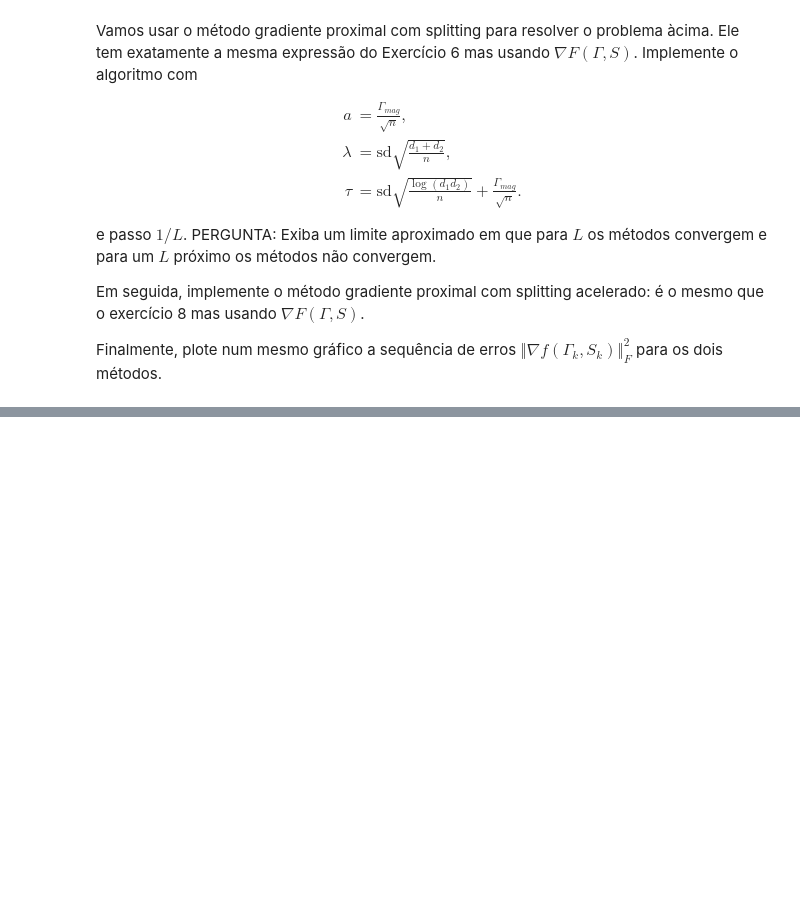
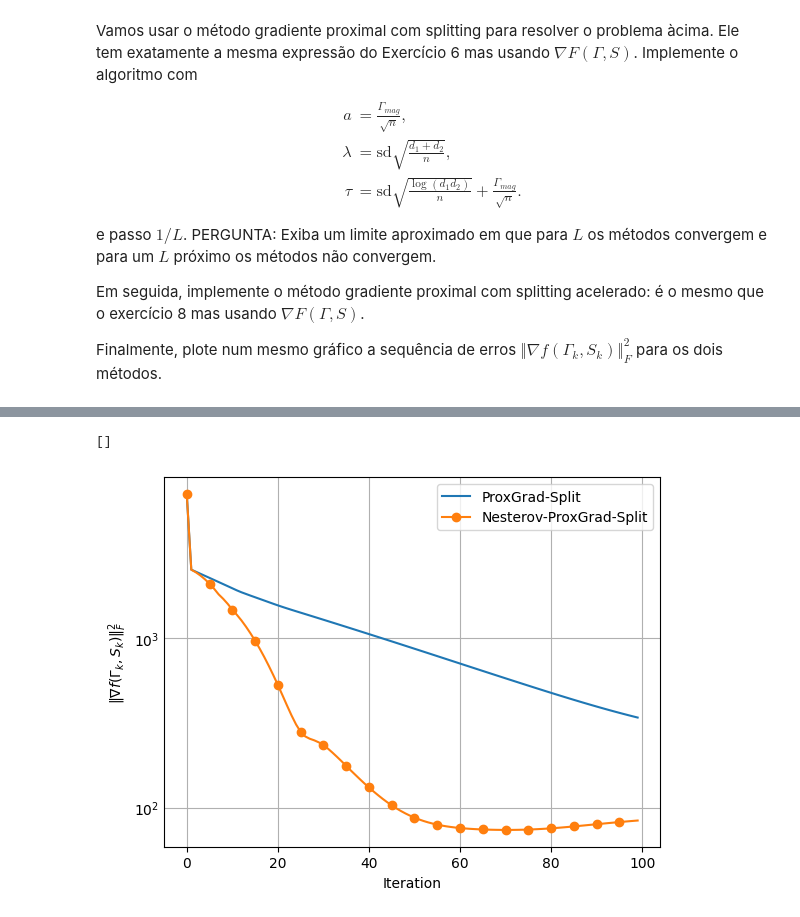
Before and after one commit to PedroPHC25/Otimizacao_Projetos, a Jupyter notebook: additive_matrix_decomposition.ipynb, the cells around one changed output, grey strips where cells are left out. Saved outputs shown, nothing was run; the diff lists cells and outputs as text; code cells hidden in the pictures; blank space fills up the shorter version.

```diff
--- a/additive_matrix_decomposition.ipynb
+++ b/additive_matrix_decomposition.ipynb
@@ -657,0 +738,13 @@ print(g2[0][-1])
+# %%
+plt.plot(g1[0], label = "ProxGrad-Split")
+plt.plot(g2[0], label = "Nesterov-ProxGrad-Split", marker = "o", markevery = 5)
+plt.xlabel("Iteration")
+plt.ylabel(r"$\|\nabla f(\Gamma_k, S_k)\|_F^2$")
+plt.yscale("log")
+plt.grid(True)
+plt.tick_params(axis = "y", which = "both", length = 0)
+plt.legend()
+plt.plot()
+# %% [output]
+[]
+[figure, added]
```
Also changed, not shown: parts of 14 cells of this notebook.
